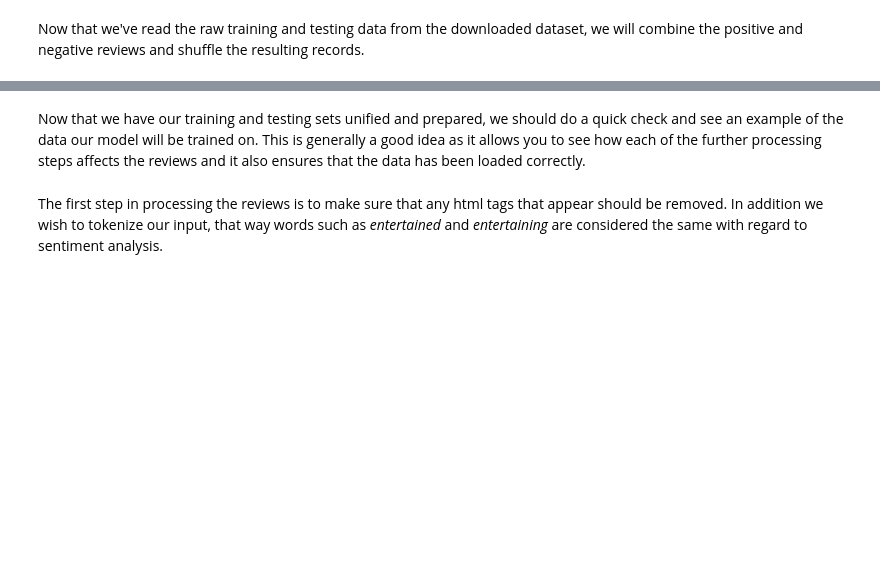
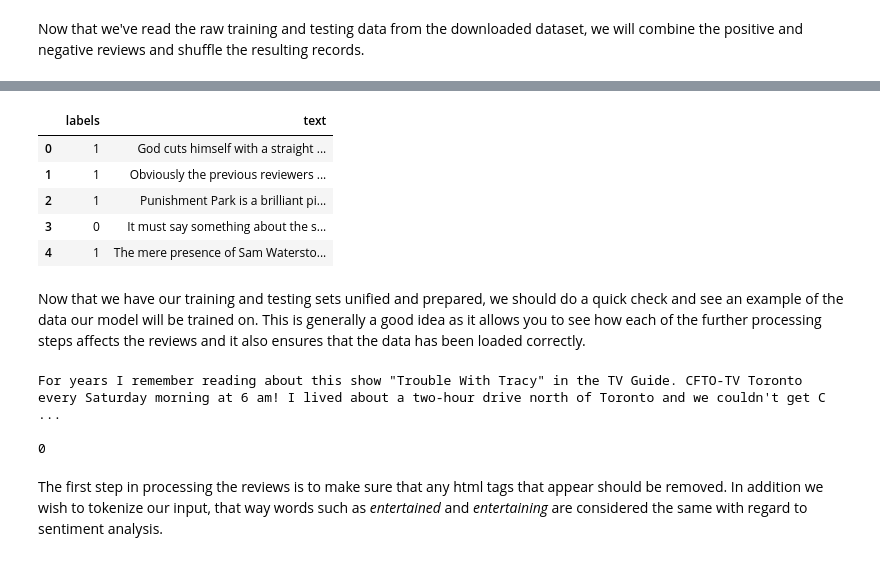
Before and after one commit to ruben-rosa/sagemaker-deployment, a Jupyter notebook: Project/SageMaker Project.ipynb, the cells around one changed output, grey strips where cells are left out. Drawn from its saved outputs; the diff is of its cells as text; code cells hidden in the pictures; blank space fills up the shorter version.

```diff
--- a/Project/SageMaker Project.ipynb
+++ b/Project/SageMaker Project.ipynb
@@ -173,0 +164,9 @@ print("IMDb reviews (combined): train = {}, test = {}".format(len(train_X), len(
+# %%
+pd.concat([pd.DataFrame(test_y, columns=['labels']), pd.DataFrame(test_X,columns=['text'])], axis=1).head()
+# %% [output]
+|  | labels | text |
+| 0 | 1 | God cuts himself with a straight ... |
+| 1 | 1 | Obviously the previous reviewers ... |
+| 2 | 1 | Punishment Park is a brilliant pi... |
+| 3 | 0 | It must say something about the s... |
+| 4 | 1 | The mere presence of Sam Watersto... |
@@ -174,8 +181,12 @@ print("IMDb reviews (combined): train = {}, test = {}".format(len(train_X), len(
 # %% [markdown]
 Now that we have our training and testing sets unified and prepared, we should do a quick check and see an example of the data our model will be trained on. This is generally a good idea as it allows you to see how each of the further processing steps affects the reviews and it also ensures that the data has been loaded correctly.
 # %%
-print(train_X[100])
-print(train_y[100])
+print(train_X[0],'\n')
+print(train_y[0])
+# %% [output]
+For years I remember reading about this show "Trouble With Tracy" in the TV Guide. CFTO-TV Toronto every Saturday morning at 6 am! I lived about a two-hour drive north of Toronto and we couldn't get C ...
+
+0
 # %% [markdown]
 The first step in processing the reviews is to make sure that any html tags that appear should be removed. In addition we wish to tokenize our input, that way words such as *entertained* and *entertaining* are considered the same with regard to sentiment analysis.
 # %%
```
Also changed, not shown: parts of 41 cells of this notebook, 2 other files.
